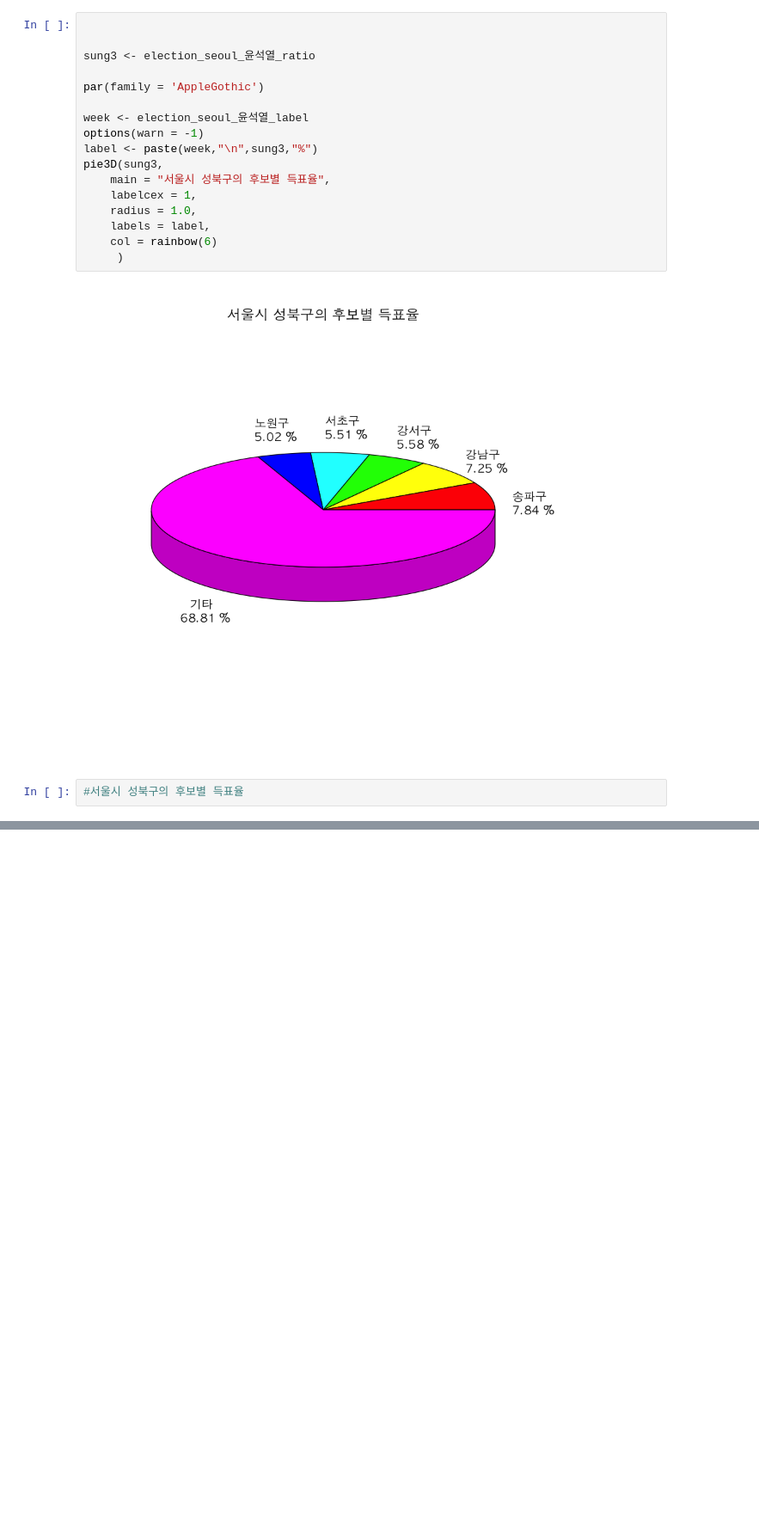
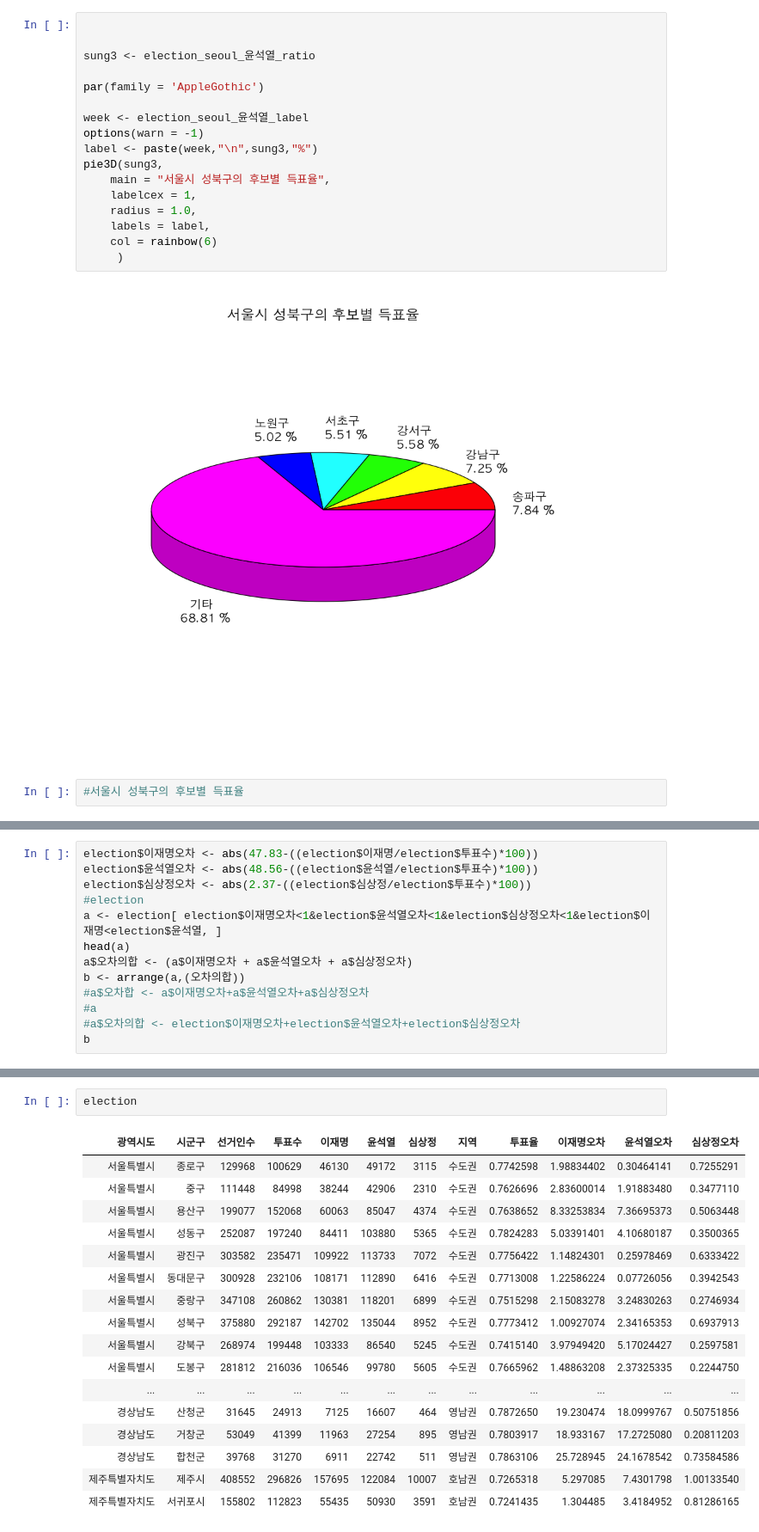
Before and after one commit to yang-gwihyeon/R_yang, a Jupyter notebook: 10. 20대_대선자료 시각화.ipynb, the cells around one changed output, grey strips where cells are left out. Shown at 86% size. Drawn from its saved outputs; the diff is of its cells as text; blank space fills up the shorter version.

```diff
--- a/10. 20대_대선자료 시각화.ipynb
+++ b/10. 20대_대선자료 시각화.ipynb
@@ -477,0 +888,13 @@ as.numeric(c(pob_윤석열[,5:7],pob_윤석열[,4] - sum(pob_윤석열[5:7])))
+# %%
+election$이재명오차 <- abs(47.83-((election$이재명/election$투표수)*100))
+election$윤석열오차 <- abs(48.56-((election$윤석열/election$투표수)*100))
+election$심상정오차 <- abs(2.37-((election$심상정/election$투표수)*100))
+#election
+a <- election[ election$이재명오차<1&election$윤석열오차<1&election$심상정오차<1&election$이재명<election$윤석열, ]
+head(a)
+a$오차의합 <- (a$이재명오차 + a$윤석열오차 + a$심상정오차)
+b <- arrange(a,(오차의합))
+#a$오차합 <- a$이재명오차+a$윤석열오차+a$심상정오차
+#a
+#a$오차의합 <- election$이재명오차+election$윤석열오차+election$심상정오차
+b
@@ -477,0 +914,20 @@ as.numeric(c(pob_윤석열[,5:7],pob_윤석열[,4] - sum(pob_윤석열[5:7])))
+# %%
+election
+# %% [output]
+| 광역시도 | 시군구 | 선거인수 | 투표수 | 이재명 | 윤석열 | 심상정 | 지역 | 투표율 | 이재명오차 | 윤석열오차 | 심상정오차 |
+| 서울특별시 | 종로구 | 129968 | 100629 | 46130 | 49172 | 3115 | 수도권 | 0.7742598 | 1.98834402 | 0.30464141 | 0.7255291 |
+| 서울특별시 | 중구 | 111448 | 84998 | 38244 | 42906 | 2310 | 수도권 | 0.7626696 | 2.83600014 | 1.91883480 | 0.3477110 |
+| 서울특별시 | 용산구 | 199077 | 152068 | 60063 | 85047 | 4374 | 수도권 | 0.7638652 | 8.33253834 | 7.36695373 | 0.5063448 |
+| 서울특별시 | 성동구 | 252087 | 197240 | 84411 | 103880 | 5365 | 수도권 | 0.7824283 | 5.03391401 | 4.10680187 | 0.3500365 |
+| 서울특별시 | 광진구 | 303582 | 235471 | 109922 | 113733 | 7072 | 수도권 | 0.7756422 | 1.14824301 | 0.25978469 | 0.6333422 |
+| 서울특별시 | 동대문구 | 300928 | 232106 | 108171 | 112890 | 6416 | 수도권 | 0.7713008 | 1.22586224 | 0.07726056 | 0.3942543 |
+| 서울특별시 | 중랑구 | 347108 | 260862 | 130381 | 118201 | 6899 | 수도권 | 0.7515298 | 2.15083278 | 3.24830263 | 0.2746934 |
+| 서울특별시 | 성북구 | 375880 | 292187 | 142702 | 135044 | 8952 | 수도권 | 0.7773412 | 1.00927074 | 2.34165353 | 0.6937913 |
+| 서울특별시 | 강북구 | 268974 | 199448 | 103333 | 86540 | 5245 | 수도권 | 0.7415140 | 3.97949420 | 5.17024427 | 0.2597581 |
+| 서울특별시 | 도봉구 | 281812 | 216036 | 106546 | 99780 | 5605 | 수도권 | 0.7665962 | 1.48863208 | 2.37325335 | 0.2244750 |
+| ... | ... | ... | ... | ... | ... | ... | ... | ... | ... | ... | ... |
+| 경상남도 | 산청군 | 31645 | 24913 | 7125 | 16607 | 464 | 영남권 | 0.7872650 | 19.230474 | 18.0999767 | 0.50751856 |
+| 경상남도 | 거창군 | 53049 | 41399 | 11963 | 27254 | 895 | 영남권 | 0.7803917 | 18.933167 | 17.2725080 | 0.20811203 |
+| 경상남도 | 합천군 | 39768 | 31270 | 6911 | 22742 | 511 | 영남권 | 0.7863106 | 25.728945 | 24.1678542 | 0.73584586 |
+| 제주특별자치도 | 제주시 | 408552 | 296826 | 157695 | 122084 | 10007 | 호남권 | 0.7265318 | 5.297085 | 7.4301798 | 1.00133540 |
+| 제주특별자치도 | 서귀포시 | 155802 | 112823 | 55435 | 50930 | 3591 | 호남권 | 0.7241435 | 1.304485 | 3.4184952 | 0.81286165 |
```
Also changed, not shown: parts of 37 cells of this notebook, 6 other files.
